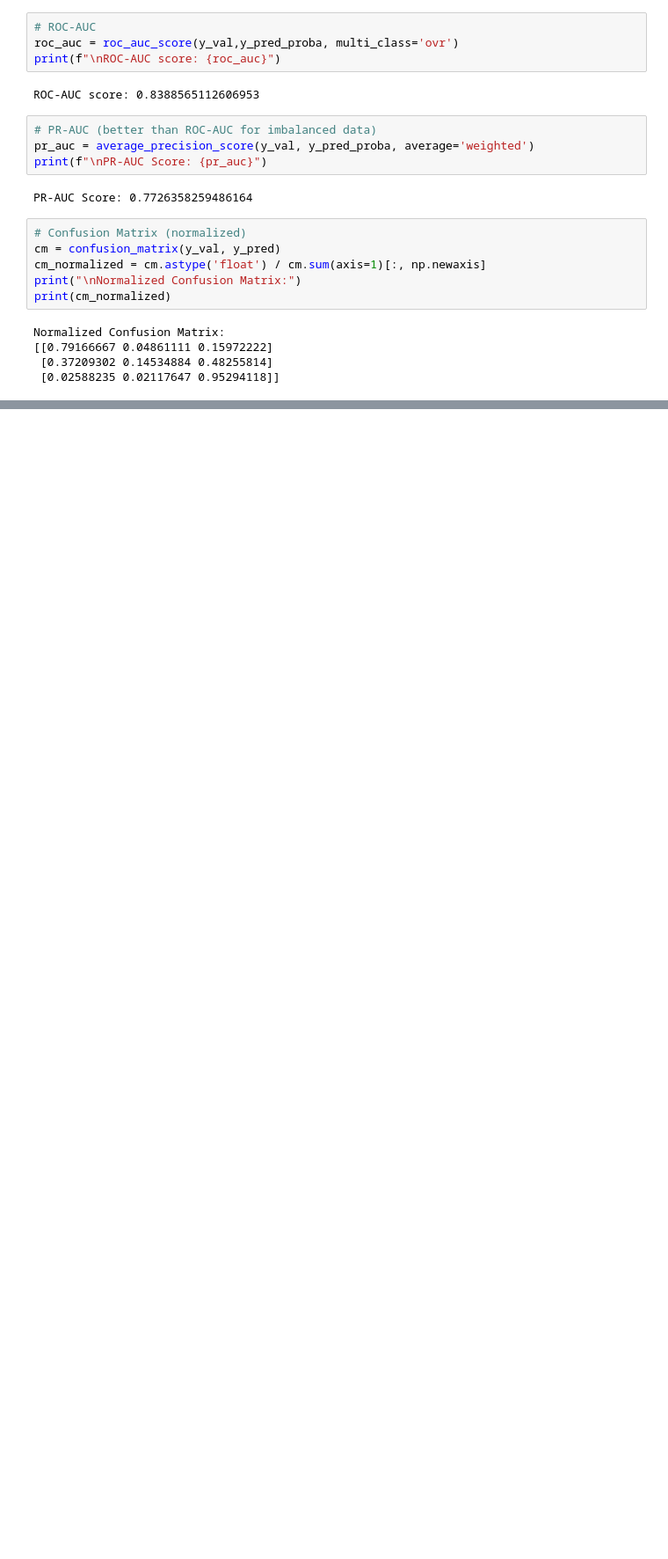
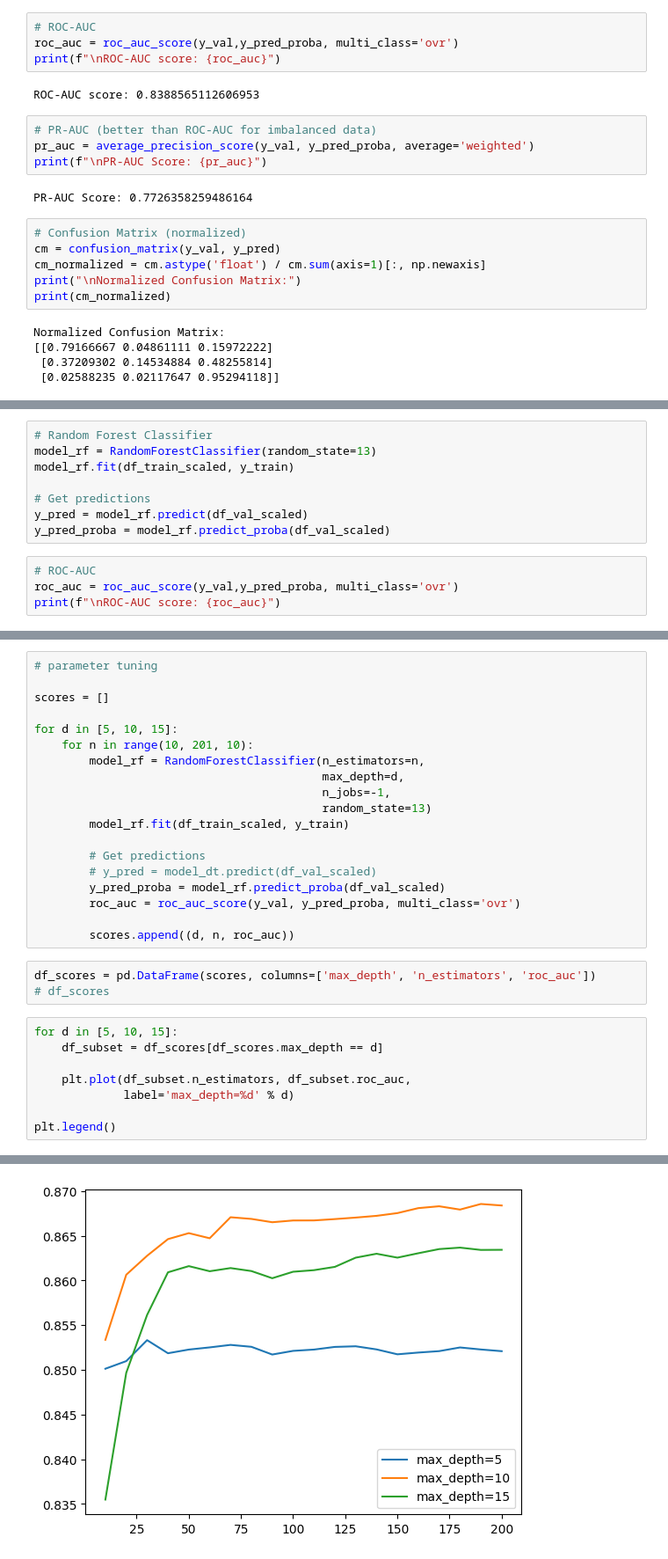
Before and after one commit to ranga4all1/student-dropout-and-success-prediction, a Jupyter notebook: notebooks/notebook.ipynb, the cells around one changed output, grey strips where cells are left out. Shown at 88% size. Saved outputs shown, nothing was run; the diff lists cells and outputs as text; blank space fills up the shorter version.

```diff
--- a/notebooks/notebook.ipynb
+++ b/notebooks/notebook.ipynb
@@ -584,0 +650,12 @@ Normalized Confusion Matrix:
+# %%
+# Random Forest Classifier
+model_rf = RandomForestClassifier(random_state=13)
+model_rf.fit(df_train_scaled, y_train)
+
+# Get predictions
+y_pred = model_rf.predict(df_val_scaled)
+y_pred_proba = model_rf.predict_proba(df_val_scaled)
+# %%
+# ROC-AUC
+roc_auc = roc_auc_score(y_val,y_pred_proba, multi_class='ovr')
+print(f"\nROC-AUC score: {roc_auc}")
@@ -584,0 +671,31 @@ Normalized Confusion Matrix:
+# %%
+# parameter tuning
+
+scores = []
+
+for d in [5, 10, 15]:
+    for n in range(10, 201, 10):
+        model_rf = RandomForestClassifier(n_estimators=n,
+                                          max_depth=d,
+                                          n_jobs=-1,
+                                          random_state=13)
+        model_rf.fit(df_train_scaled, y_train)
+
+        # Get predictions
+        # y_pred = model_dt.predict(df_val_scaled)
+        y_pred_proba = model_rf.predict_proba(df_val_scaled)
+        roc_auc = roc_auc_score(y_val, y_pred_proba, multi_class='ovr')
+
+        scores.append((d, n, roc_auc))
+# %%
+df_scores = pd.DataFrame(scores, columns=['max_depth', 'n_estimators', 'roc_auc'])
+# df_scores
+# %%
+for d in [5, 10, 15]:
+    df_subset = df_scores[df_scores.max_depth == d]
+
+    plt.plot(df_subset.n_estimators, df_subset.roc_auc,
+             label='max_depth=%d' % d)
+
+plt.legend()
+# %% [output]
@@ -584,0 +703 @@ Normalized Confusion Matrix:
+[figure, added]
```
Also changed, not shown: parts of 28 cells of this notebook.
